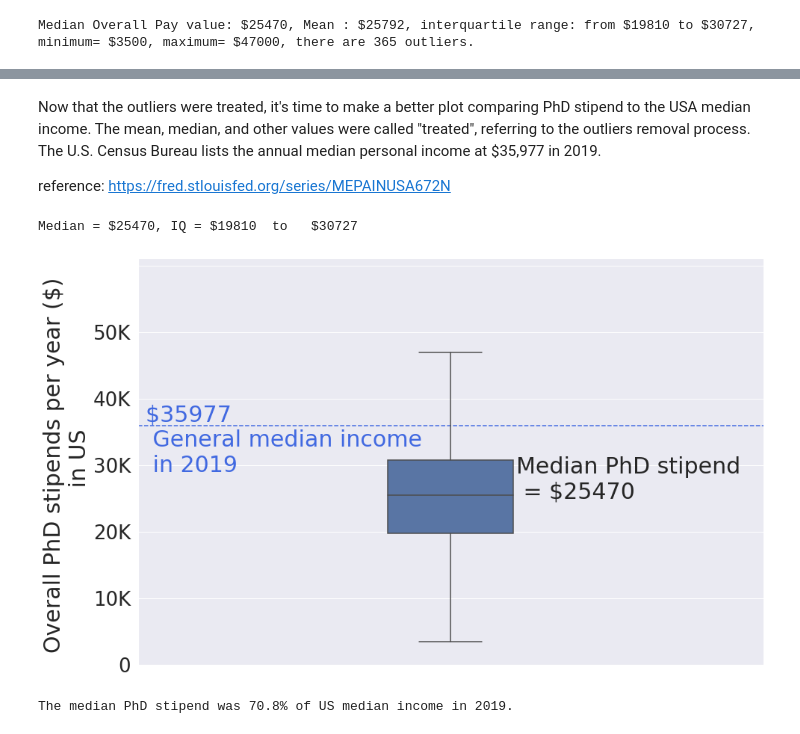
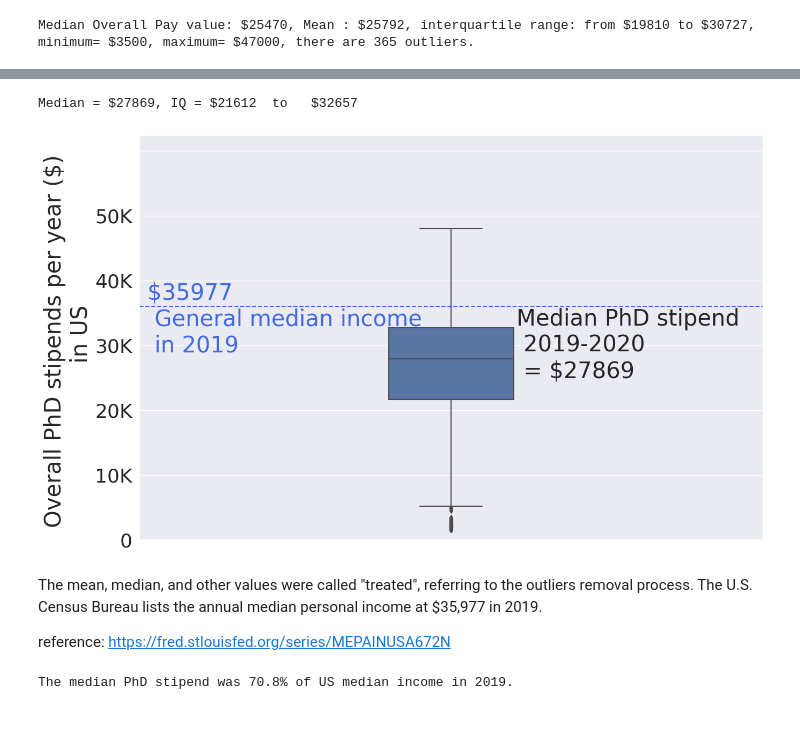
Before and after one commit to amandaventurac/PhD_salaries, a Jupyter notebook: PhD_salaries.ipynb, the cells around one changed output, grey strips where cells are left out. Cells and saved outputs as stored; diff of their text form; code cells hidden in the pictures.

```diff
--- a/PhD_salaries.ipynb
+++ b/PhD_salaries.ipynb
@@ -895,4 +1060,29 @@ df3["Overall Pay Integer without outliers"]= df3.apply(lambda x:  treat_outlier(
+# %%
+my_string = "Median = ${}, IQ = ${}  to   ${}".format(median_treated, min_interquartile_treated, max_interquartile_treated)
+print(my_string)
+
+#better plot with with seaborn
+
+import seaborn as sns
+f, ax = plt.subplots(1, 1, figsize = (15, 10))
+sns.set_theme(style="darkgrid")
+ax = sns.boxplot(y=df_2019["overall_pay"])
+plt.xlim(-2,2)
+plt.ylim(0,1.3*max_cap_treated)
+plt.yticks(fontsize = 26)
+plt.ylabel("Overall PhD stipends per year ($) \n in US", fontsize = 30)
+my_string2 = "Median PhD stipend \n 2019-2020 \n = \${}".format(median_treated)
+median_income_str = "\${} \n General median income \n in 2019".format(median_income_us)
+ax.set_yticklabels(["0", "10K", "20K", "30K", "40K", "50K"])
+ax.text(-1.95, 29000,median_income_str, fontsize=30, color = 'royalblue')
+ax.text(0.42, 25000,my_string2, fontsize=30)
+ax.hlines(35977,xmin = -2, xmax = 2, color = 'royalblue',linestyle= '--')
+plt.show()
+# %% [output]
+Median = $27869, IQ = $21612  to   $32657
+[figure, added]
 # %% [markdown]
-Now that the outliers were treated, it's time to make a better plot comparing PhD stipend to the USA median income. The mean, median, and other values were called "treated", referring to the outliers removal process. The U.S. Census Bureau lists the annual median personal income at $35,977 in 2019.
+
+ The mean, median, and other values were called "treated", referring to the outliers removal process. The U.S. Census Bureau lists the annual median personal income at $35,977 in 2019.
 
 reference: https://fred.stlouisfed.org/series/MEPAINUSA672N
@@ -914,27 +1089,3 @@ plt.close()
-# %%
-my_string = "Median = ${}, IQ = ${}  to   ${}".format(median_treated, min_interquartile_treated, max_interquartile_treated)
-print(my_string)
-
-#better plot with with seaborn
-
-import seaborn as sns
-f, ax = plt.subplots(1, 1, figsize = (15, 10))
-sns.set_theme(style="darkgrid")
-ax = sns.boxplot(y=df3["Overall Pay Integer without outliers"])
-plt.xlim(-2,2)
-plt.ylim(0,1.3*max_cap_treated)
-plt.yticks(fontsize = 26)
-plt.ylabel("Overall PhD stipends per year ($) \n in US", fontsize = 30)
-my_string2 = "Median PhD stipend \n = \${}".format(median_treated)
-median_income_str = "\${} \n General median income \n in 2019".format(median_income_us)
-ax.set_yticklabels(["0", "10K", "20K", "30K", "40K", "50K"])
-ax.text(-1.95, 29000,median_income_str, fontsize=30, color = 'royalblue')
-ax.text(0.42, 25000,my_string2, fontsize=30)
-ax.hlines(35977,xmin = -2, xmax = 2, color = 'royalblue',linestyle= '--')
-plt.show()
-# %% [output]
-Median = $25470, IQ = $19810  to   $30727
-[figure, removed]
 # %%
 median_income_us = 35977
 ratio_percent = np.round((median_treated/median_income_us)*100,1)
```
Also changed, not shown: parts of 52 cells of this notebook.
